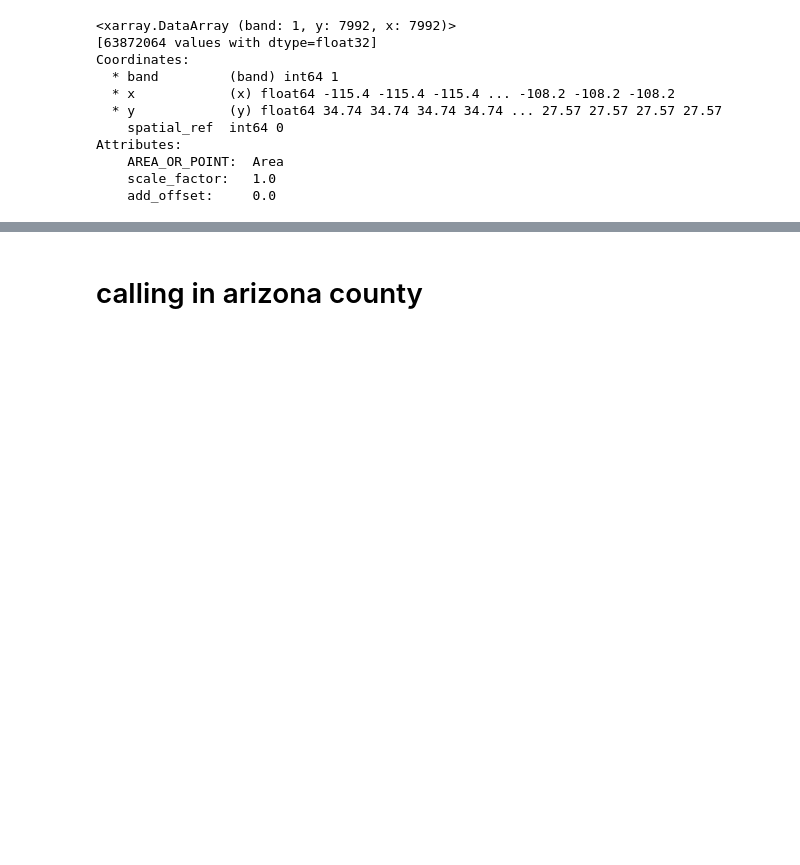
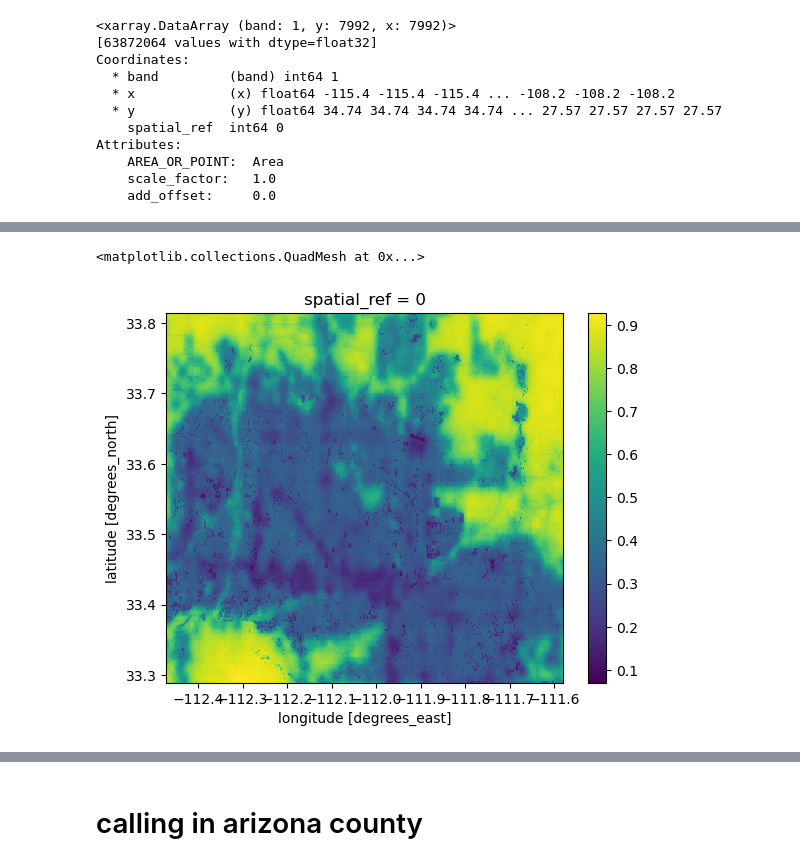
Before and after one commit to rosemaryjuarez/Maricopa-County-bidiversity-analysis, a Jupyter notebook: Final_biodiversity_analysis.ipynb, the cells around one changed output, grey strips where cells are left out. Drawn from its saved outputs; the diff is of its cells as text; code cells hidden in the pictures; blank space fills up the shorter version.

```diff
--- a/Final_biodiversity_analysis.ipynb
+++ b/Final_biodiversity_analysis.ipynb
@@ -92,7 +78,7 @@ items_17
 <pystac.item_collection.ItemCollection at 0x...>
 # %%
 # get first item in the catalog search
-item_17 = items_17[0]
+item_17 = items_17[3]
 type(item_17)
 # %% [output]
 pystac.item.Item
@@ -248,0 +192,18 @@ az_20[0].plot()
+# %%
+# original dimensions and coordinates
+
+
+# remove length 1 dimension (band)
+az_17 = az_17.squeeze().drop('band')
+
+az_20 = az_20.squeeze().drop('band')
+# %%
+# i have to clip two times before we can mask
+az_17 = az_17.rio.clip_box(*phoenix.total_bounds)
+
+az_20 = az_20.rio.clip_box(*phoenix.total_bounds)
+# %%
+az_17.plot()
+# %% [output]
+<matplotlib.collections.QuadMesh at 0x...>
+[figure, added]
```
Also changed, not shown: parts of 35 cells of this notebook.
